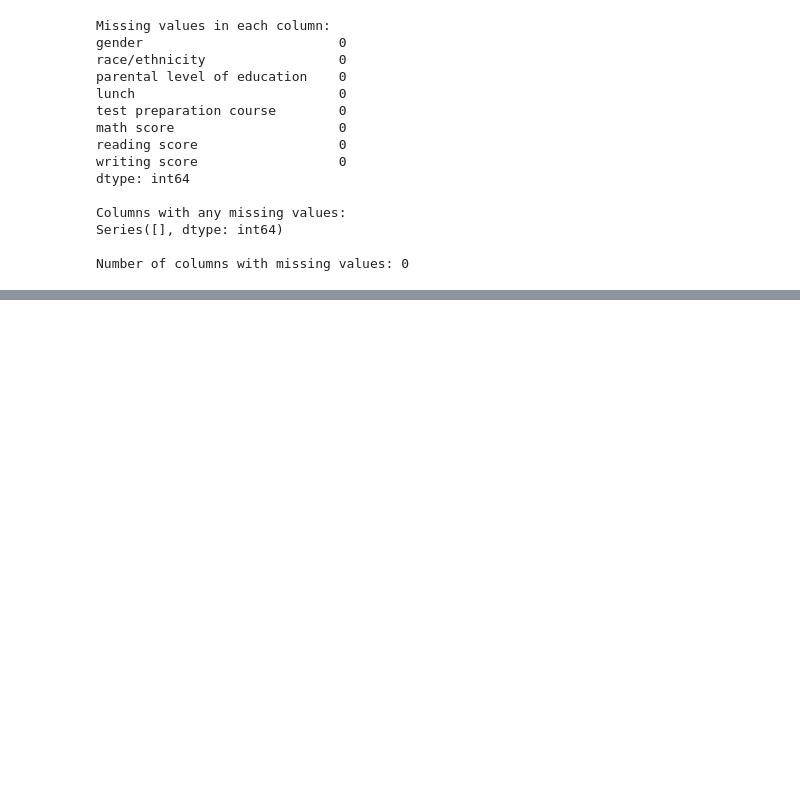
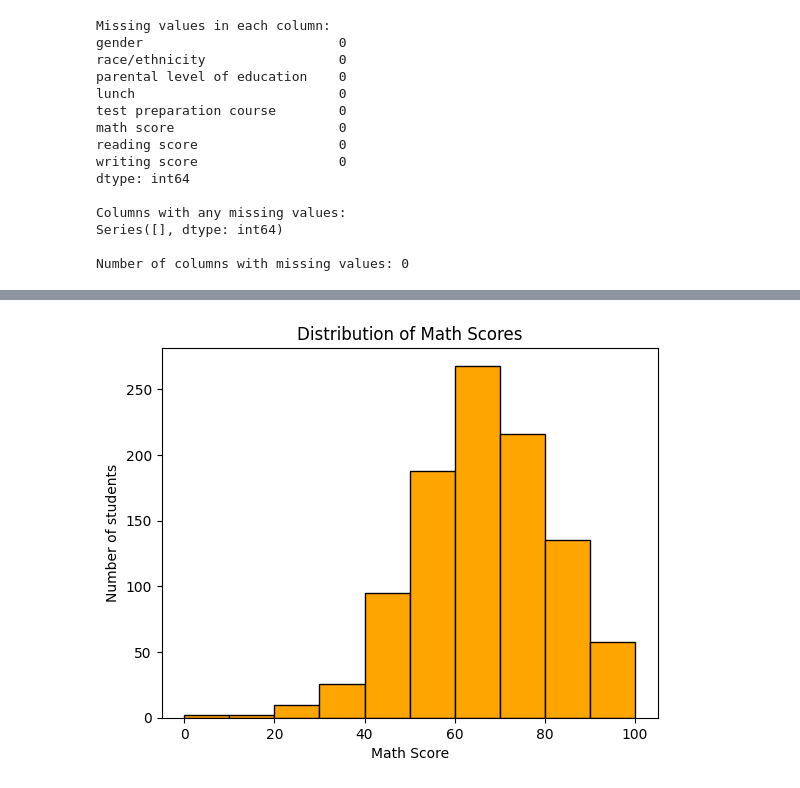
Before and after one commit to RUSHAN-29/data-science-toolkit, a Jupyter notebook: tuto3dataset.ipynb, the cells around one changed output, grey strips where cells are left out. Drawn from its saved outputs; the diff is of its cells as text; code cells hidden in the pictures; blank space fills up the shorter version.

```diff
--- a/tuto3dataset.ipynb
+++ b/tuto3dataset.ipynb
@@ -101,0 +128,8 @@ Number of columns with missing values: 0
+# %%
+df["math score"].plot(kind="hist", bins=10, color="orange", edgecolor="black")
+plt.title("Distribution of Math Scores")
+plt.xlabel("Math Score")
+plt.ylabel("Number of students")
+plt.show()
+# %% [output]
+[figure, added]
```
Also changed, not shown: parts of 10 cells of this notebook.
